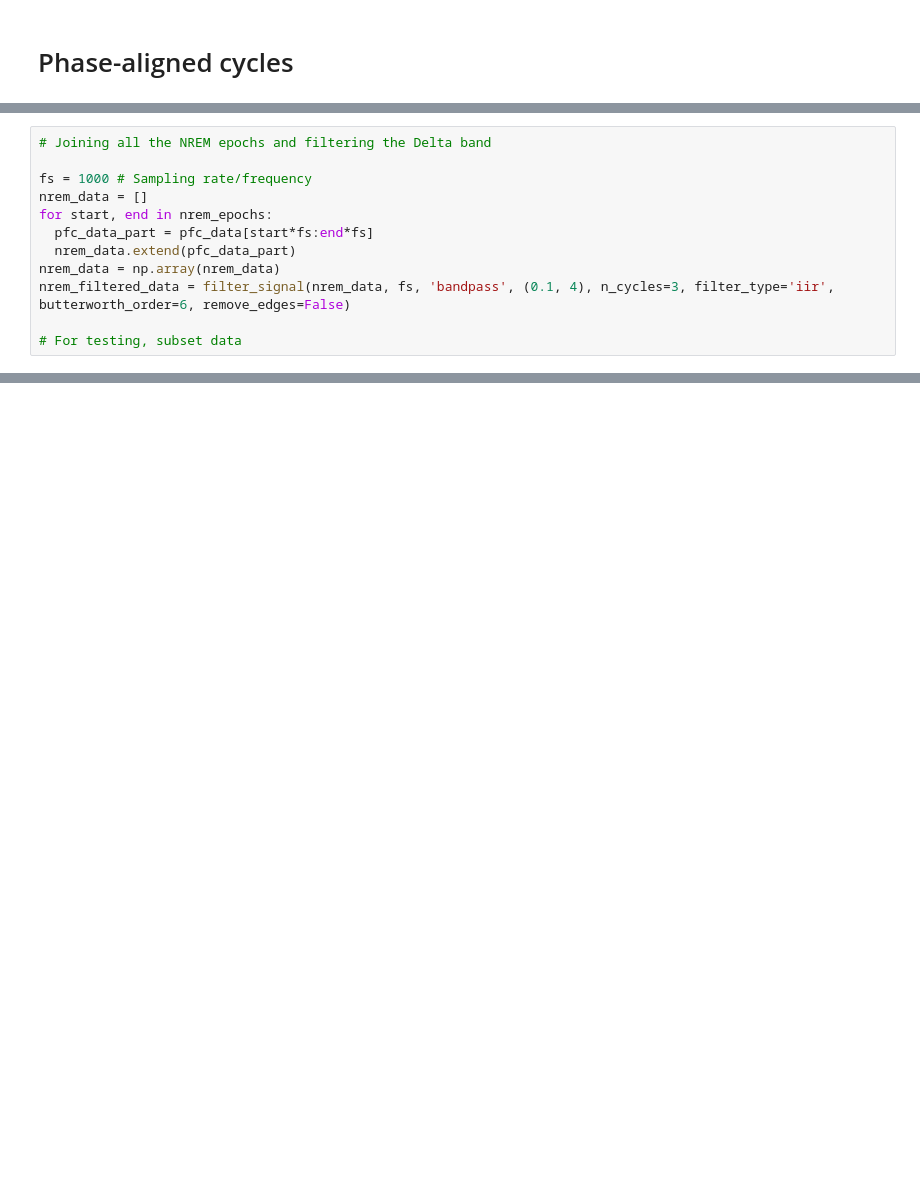
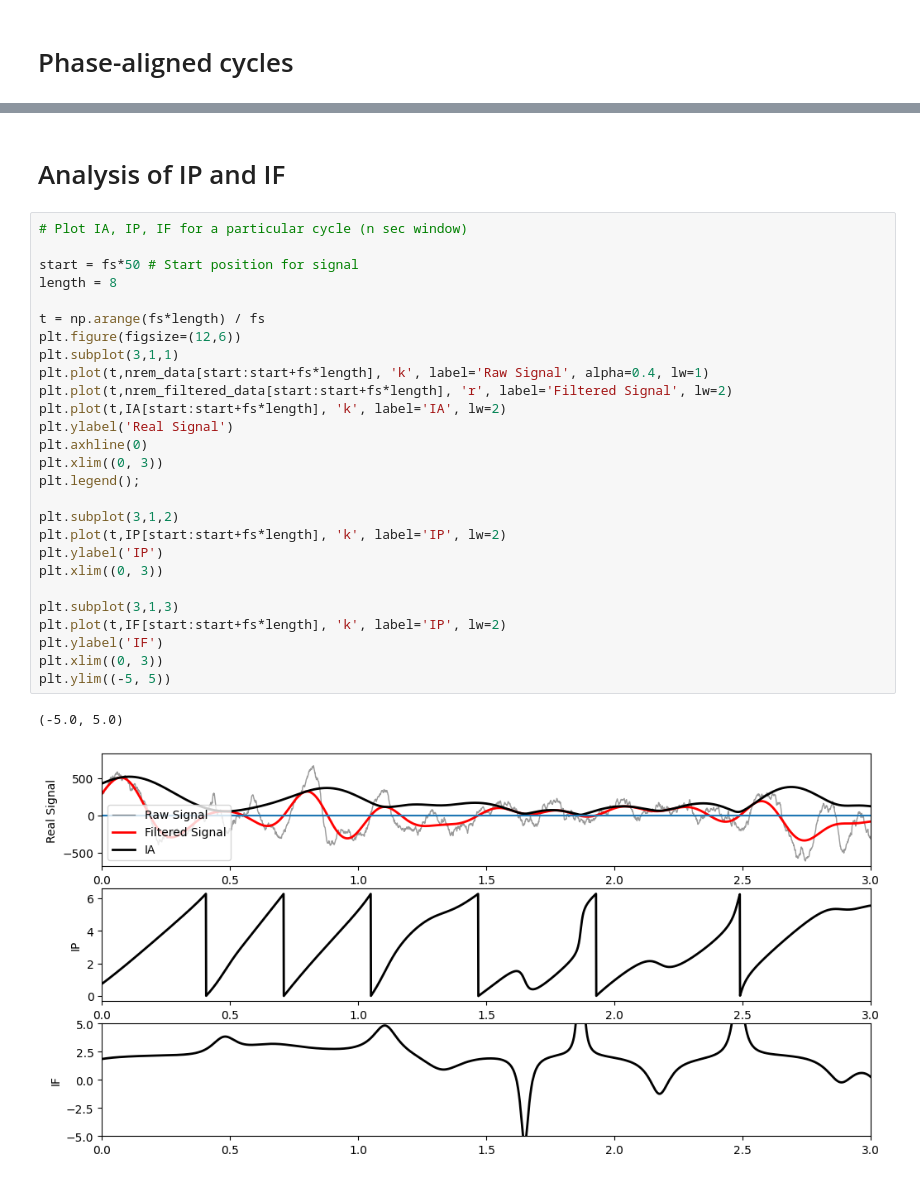
Before and after one commit to AbdelRayan/AutomaticSleepScoring, a Jupyter notebook: Nikhil/Delta_Detection.ipynb, the cells around one changed output, grey strips where cells are left out. Drawn from its saved outputs; the diff is of its cells as text; blank space fills up the shorter version.

```diff
--- a/Nikhil/Delta_Detection.ipynb
+++ b/Nikhil/Delta_Detection.ipynb
@@ -446,12 +406,0 @@ for i in cycles_to_plot:
-# %%
-# Joining all the NREM epochs and filtering the Delta band
-
-fs = 1000 # Sampling rate/frequency
-nrem_data = []
-for start, end in nrem_epochs:
-  pfc_data_part = pfc_data[start*fs:end*fs]
-  nrem_data.extend(pfc_data_part)
-nrem_data = np.array(nrem_data)
-nrem_filtered_data = filter_signal(nrem_data, fs, 'bandpass', (0.1, 4), n_cycles=3, filter_type='iir', butterworth_order=6, remove_edges=False)
-
-# For testing, subset data
@@ -487,0 +440,32 @@ for i in range(len(pca.components_)):
+# %% [markdown]
+# Analysis of IP and IF
+# %%
+# Plot IA, IP, IF for a particular cycle (n sec window)
+
+start = fs*50 # Start position for signal
+length = 8
+
+t = np.arange(fs*length) / fs
+plt.figure(figsize=(12,6))
+plt.subplot(3,1,1)
+plt.plot(t,nrem_data[start:start+fs*length], 'k', label='Raw Signal', alpha=0.4, lw=1)
+plt.plot(t,nrem_filtered_data[start:start+fs*length], 'r', label='Filtered Signal', lw=2)
+plt.plot(t,IA[start:start+fs*length], 'k', label='IA', lw=2)
+plt.ylabel('Real Signal')
+plt.axhline(0)
+plt.xlim((0, 3))
+plt.legend();
+
+plt.subplot(3,1,2)
+plt.plot(t,IP[start:start+fs*length], 'k', label='IP', lw=2)
+plt.ylabel('IP')
+plt.xlim((0, 3))
+
+plt.subplot(3,1,3)
+plt.plot(t,IF[start:start+fs*length], 'k', label='IP', lw=2)
+plt.ylabel('IF')
+plt.xlim((0, 3))
+plt.ylim((-5, 5))
+# %% [output]
+(-5.0, 5.0)
+[figure, added]
```
Also changed, not shown: parts of 58 cells of this notebook.
